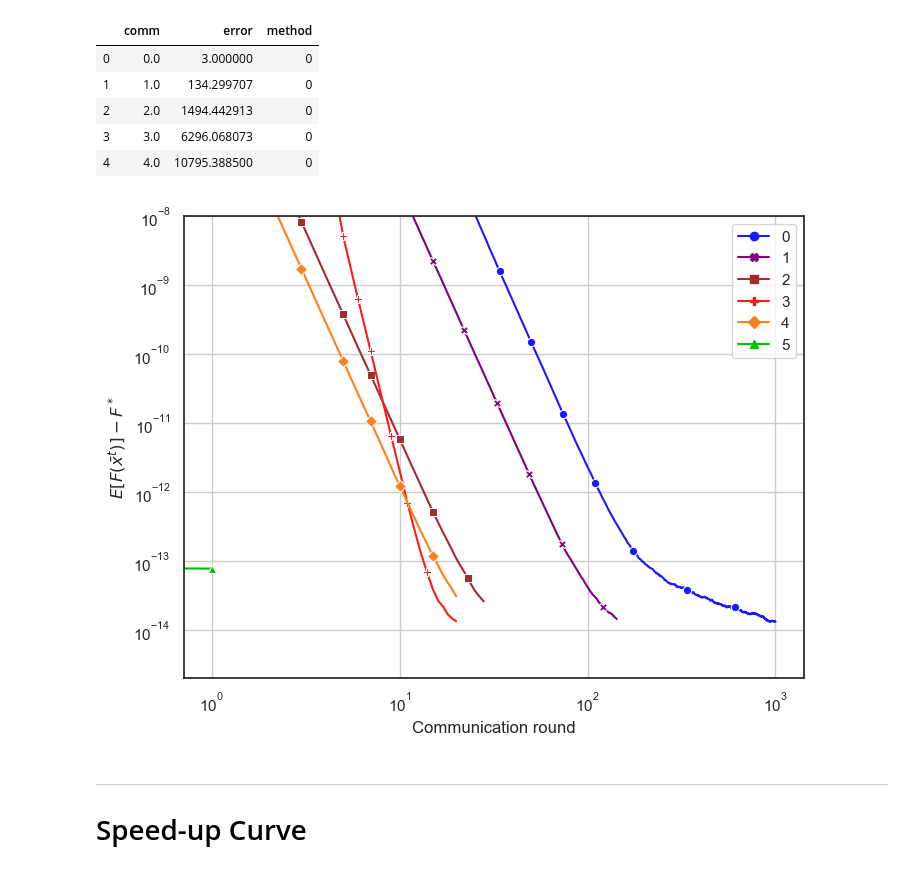
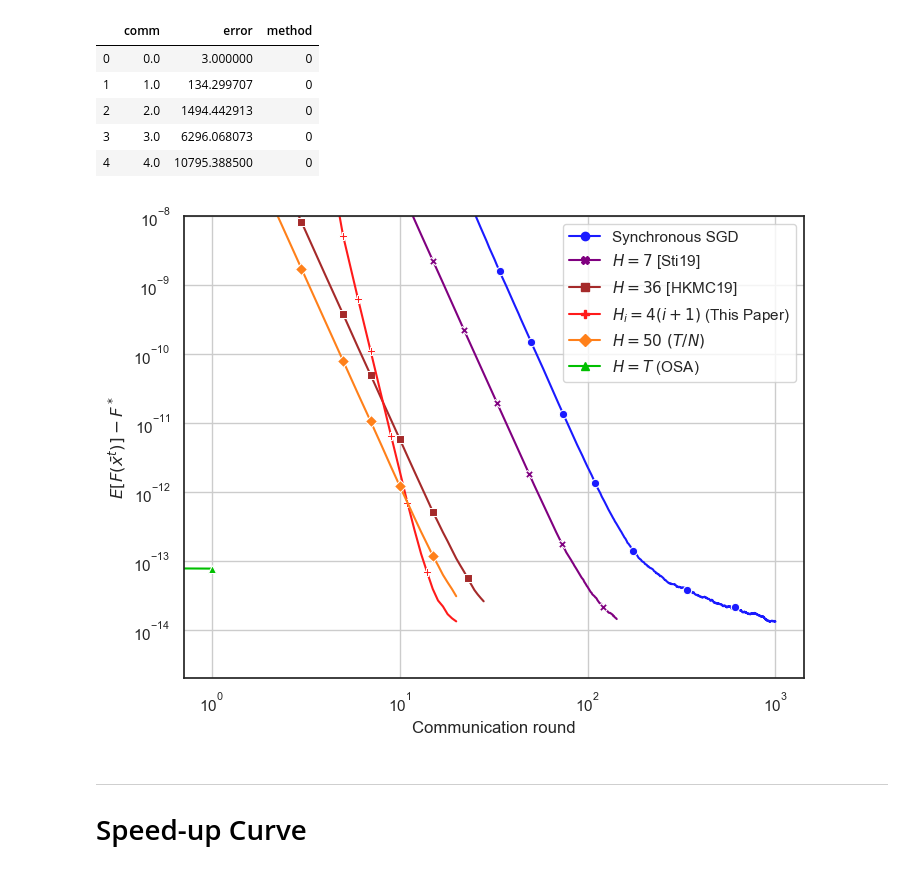
Before and after one commit to spiridonoff/Local-SGD, a Jupyter notebook: quadratic_conditioned.ipynb, the cells around one changed output. Drawn from its saved outputs; the diff is of its cells as text; code cells hidden in the pictures.

```diff
--- a/quadratic_conditioned.ipynb
+++ b/quadratic_conditioned.ipynb
@@ -442,21 +442,21 @@ comm_df.head()
 # %%
 plt.figure(figsize=(8,6))
 ax = sns.lineplot(x = 'comm', y= 'error', data = comm_df, #.loc[comm_df['method'].isin([plot_labels[i] for i in [1,2,3,4]])],
                   hue = 'method', palette = plot_colors , style = 'method',  markers = True, dashes = False, markevery=.1)
 plt.yscale('log')
 plt.xscale('log')
 plt.grid()
 plt.xlabel(r'Communication round')
 plt.ylabel(r'$E[F(\bar x^t)] - F^*$')
 plt.ylim([2e-15, 1e-8])
 # plt.xlim([0,1100])
 
 handles, labels = ax.get_legend_handles_labels()
-ax.legend(handles=handles[1:], labels=labels[1:])
+ax.legend(handles=handles[1:], labels=[plot_labels[int(m)] for m in labels[1:]])
 # plt.savefig('figures/communication_skewed.png', dpi=240, transparent=False, bbox_inches='tight')
 plt.show()
 # %% [output]
-[figure, old version]
+[figure, new version]
 # %% [markdown]
 ----
 # Speed-up Curve
```
Also changed, not shown: parts of 1 cell of this notebook.
